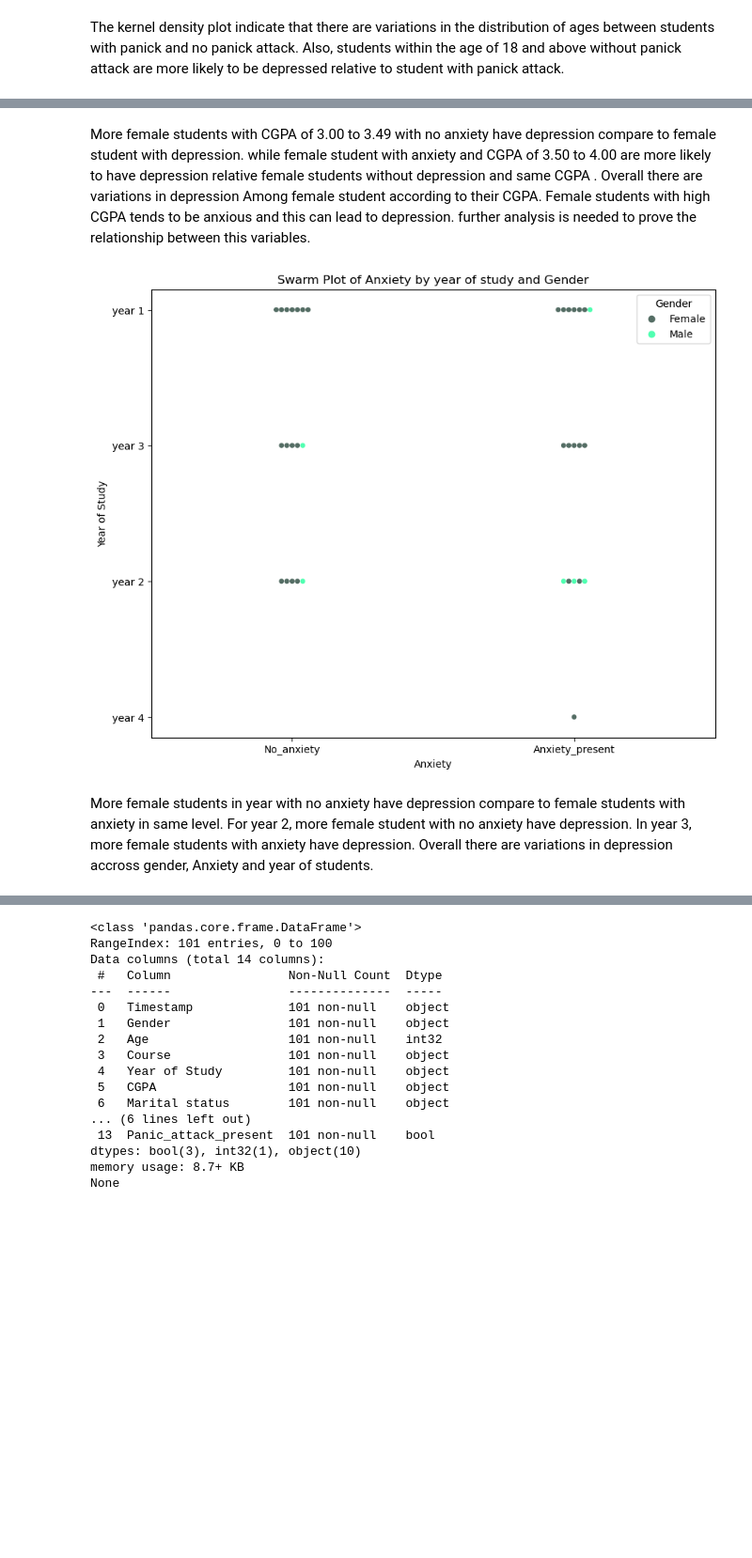
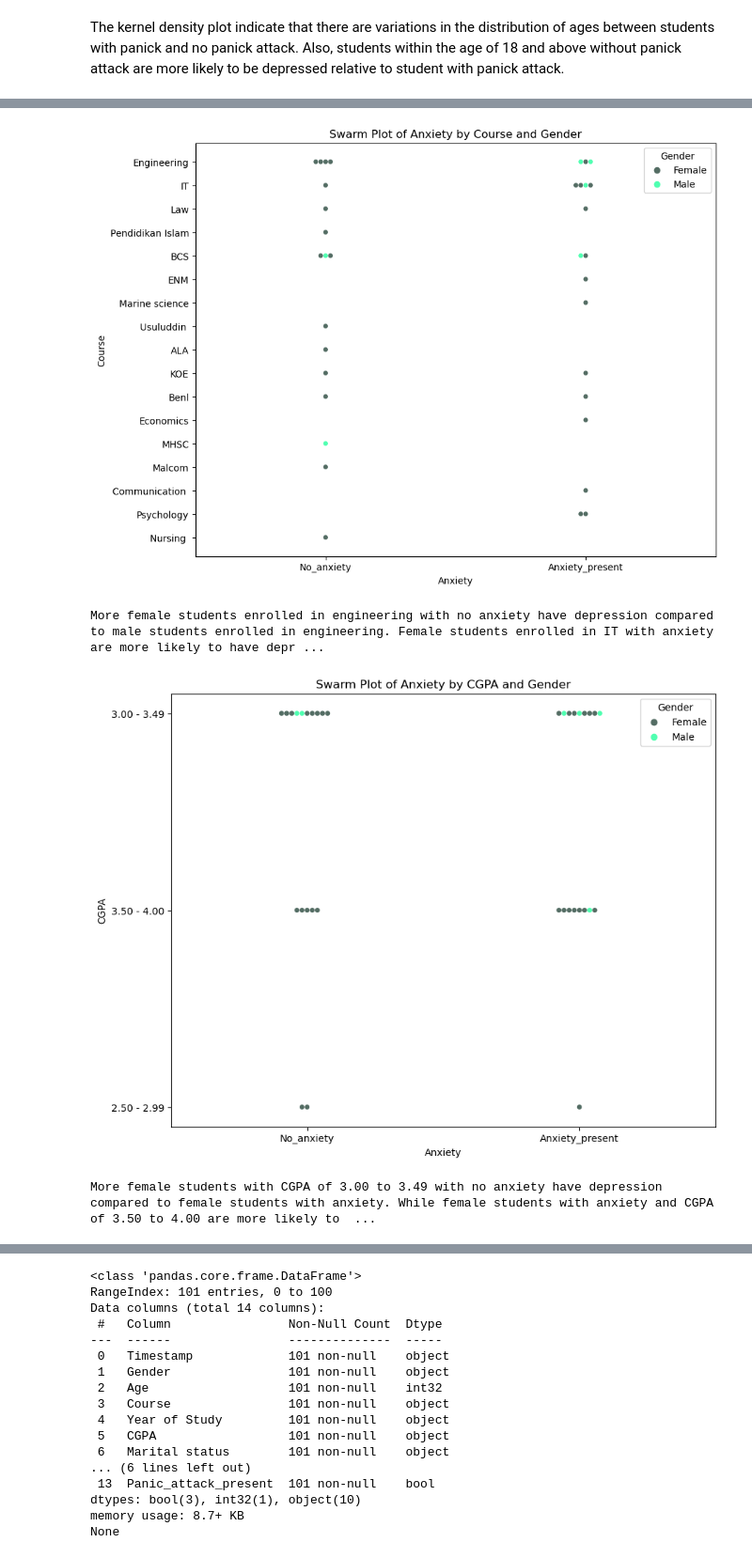
Before and after one commit to GiaSoon2000/Python-Project, a Jupyter notebook: analysis-of-student-mental-health.ipynb, the cells around one changed output, grey strips where cells are left out. Shown at 94% size. Cells and saved outputs as stored; diff of their text form; code cells hidden in the pictures; blank space fills up the shorter version.

```diff
--- a/analysis-of-student-mental-health.ipynb
+++ b/analysis-of-student-mental-health.ipynb
@@ -681,13 +559,28 @@ plt.show()
-# %% [markdown]
-More female students  with CGPA of 3.00 to 3.49 with no anxiety have depression compare to female student with depression. while female student with anxiety and CGPA of 3.50 to 4.00 are more likely to have depression relative female students without depression and same CGPA . Overall there are variations in depression Among female student according to their CGPA. Female students with high CGPA tends to be anxious and this can lead to depression. further analysis is needed to prove the relationship between this variables.
-# %%
-plt.figure(figsize=(10, 8))
-sns.swarmplot(data=depression_df, x='Anxiety', y='Year of Study', hue='Gender', palette=['#546D64', '#50FFB1'])
-plt.title('Swarm Plot of Anxiety by year of study and Gender')
-plt.xlabel('Anxiety')
-plt.ylabel('Year of Study')
-plt.show()
-# %% [output]
-[figure, removed]
-# %% [markdown]
-More female students in year with no anxiety have depression compare to female students with anxiety in same level. For year 2, more female student with no anxiety have depression. In year 3, more female students with anxiety have depression. Overall there are variations in depression accross gender, Anxiety and year of students.
+# %%
+from anxiety_Analysis import AnxietyAnalysis
+
+# Assuming depression_df is already defined in your notebook
+anxiety_analysis = AnxietyAnalysis(depression_df)
+
+# Plot anxiety by course and gender
+anxiety_analysis.plot_anxiety_by_course_and_gender()
+
+# Print insight about anxiety, gender, and course
+print(anxiety_analysis.anxiety_gender_course_insight())
+
+# Plot anxiety by CGPA and gender
+anxiety_analysis.plot_anxiety_by_cgpa_and_gender()
+
+# Print the insight about anxiety, CGPA, and gender
+print(anxiety_analysis.anxiety_cgpa_gender_insight())
+
+# Plot anxiety by year of study and gender
+anxiety_analysis.plot_anxiety_by_year_and_gender()
+
+# Print the insight about anxiety, year of study, and gender
+print(anxiety_analysis.anxiety_year_gender_insight())
+# %% [output]
+[figure, added]
+More female students enrolled in engineering with no anxiety have depression compared to male students enrolled in engineering. Female students enrolled in IT with anxiety are more likely to have depr ...
+[figure, added]
+More female students with CGPA of 3.00 to 3.49 with no anxiety have depression compared to female students with anxiety. While female students with anxiety and CGPA of 3.50 to 4.00 are more likely to  ...
```
Also changed, not shown: parts of 26 cells of this notebook, 3 other files.
